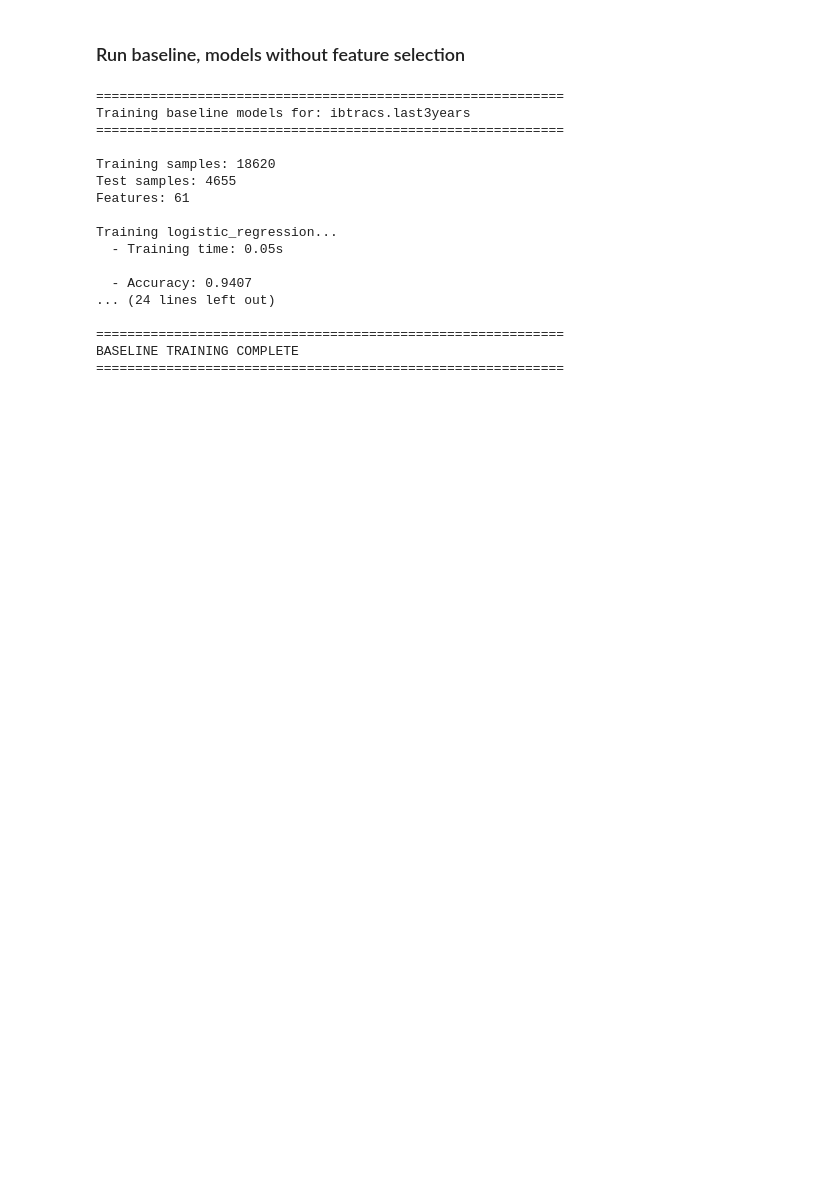
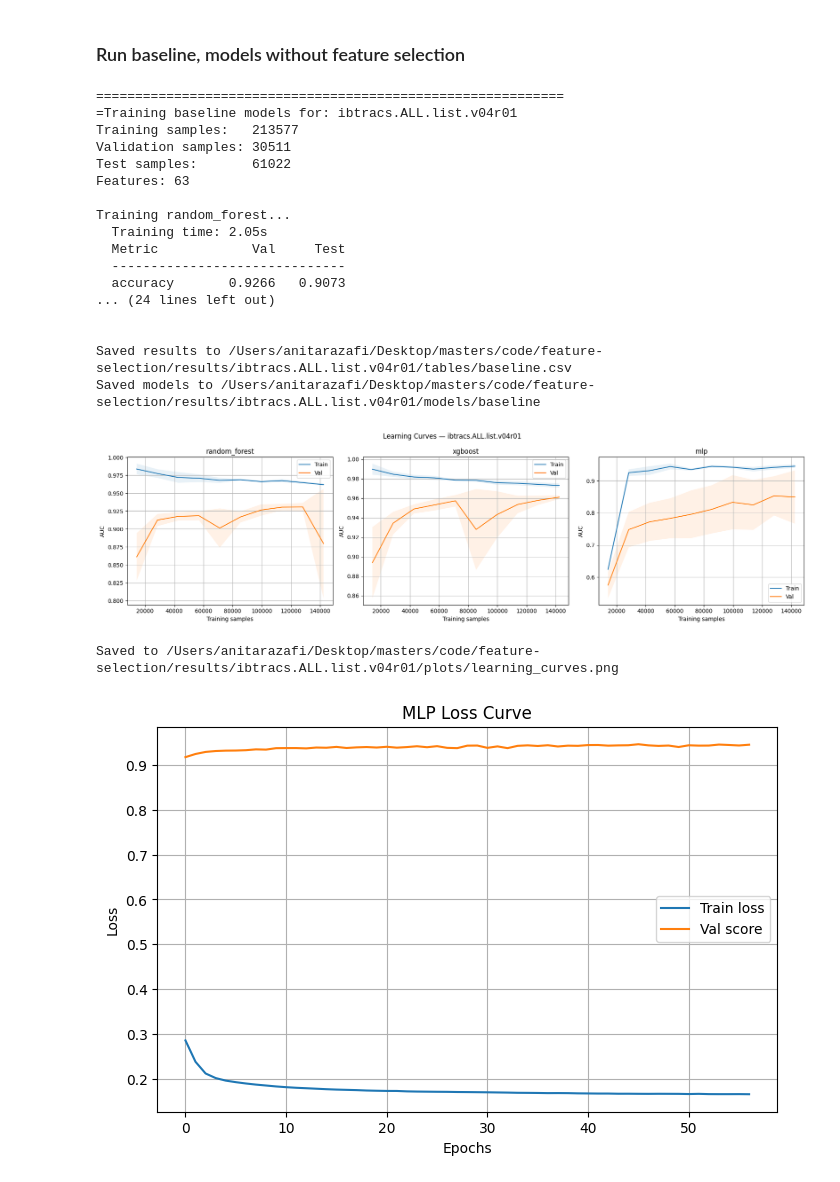
Before and after one commit to anitarazafi/feature-selection, a Jupyter notebook: notebooks/02_run_baseline.ipynb, the cells around one changed output. Saved outputs shown, nothing was run; the diff lists cells and outputs as text; code cells hidden in the pictures; blank space fills up the shorter version.

```diff
--- a/notebooks/02_run_baseline.ipynb
+++ b/notebooks/02_run_baseline.ipynb
@@ -2,31 +2,3 @@
 ### Run baseline, models without feature selection
 # %%
 from src.experiments.run_baseline import train_baseline
-# %%
-#DATASETS = ["ibtracs.last3years"]
-DATASETS = ["ibtracs.ALL.list.v04r01"]
-all_results = []
-for ds in DATASETS:
-    results = train_baseline(ds)
-    all_results.append(results)
-print("\n" + "="*60)
-print("BASELINE TRAINING COMPLETE")
-print("="*60)
-# %% [output]
-============================================================
-Training baseline models for: ibtracs.last3years
-============================================================
-
-Training samples: 18620
-Test samples: 4655
-Features: 61
-
-Training logistic_regression...
-  - Training time: 0.05s
-
-  - Accuracy: 0.9407
-... (24 lines left out)
-
-============================================================
-BASELINE TRAINING COMPLETE
-============================================================
@@ -32,0 +8,24 @@ BASELINE TRAINING COMPLETE
+# %%
+ds = "ibtracs.ALL.list.v04r01"
+results = train_baseline(ds)
+# %% [output]
+============================================================
+=Training baseline models for: ibtracs.ALL.list.v04r01
+Training samples:   213577
+Validation samples: 30511
+Test samples:       61022
+Features: 63
+
+Training random_forest...
+  Training time: 2.05s
+  Metric            Val     Test
+  ------------------------------
+  accuracy       0.9266   0.9073
+... (24 lines left out)
+
+
+Saved results to /Users/anitarazafi/Desktop/masters/code/feature-selection/results/ibtracs.ALL.list.v04r01/tables/baseline.csv
+Saved models to /Users/anitarazafi/Desktop/masters/code/feature-selection/results/ibtracs.ALL.list.v04r01/models/baseline
+[figure, added]
+Saved to /Users/anitarazafi/Desktop/masters/code/feature-selection/results/ibtracs.ALL.list.v04r01/plots/learning_curves.png
+[figure, added]
```
Also changed, not shown: parts of 2 cells of this notebook, 16 other files.
